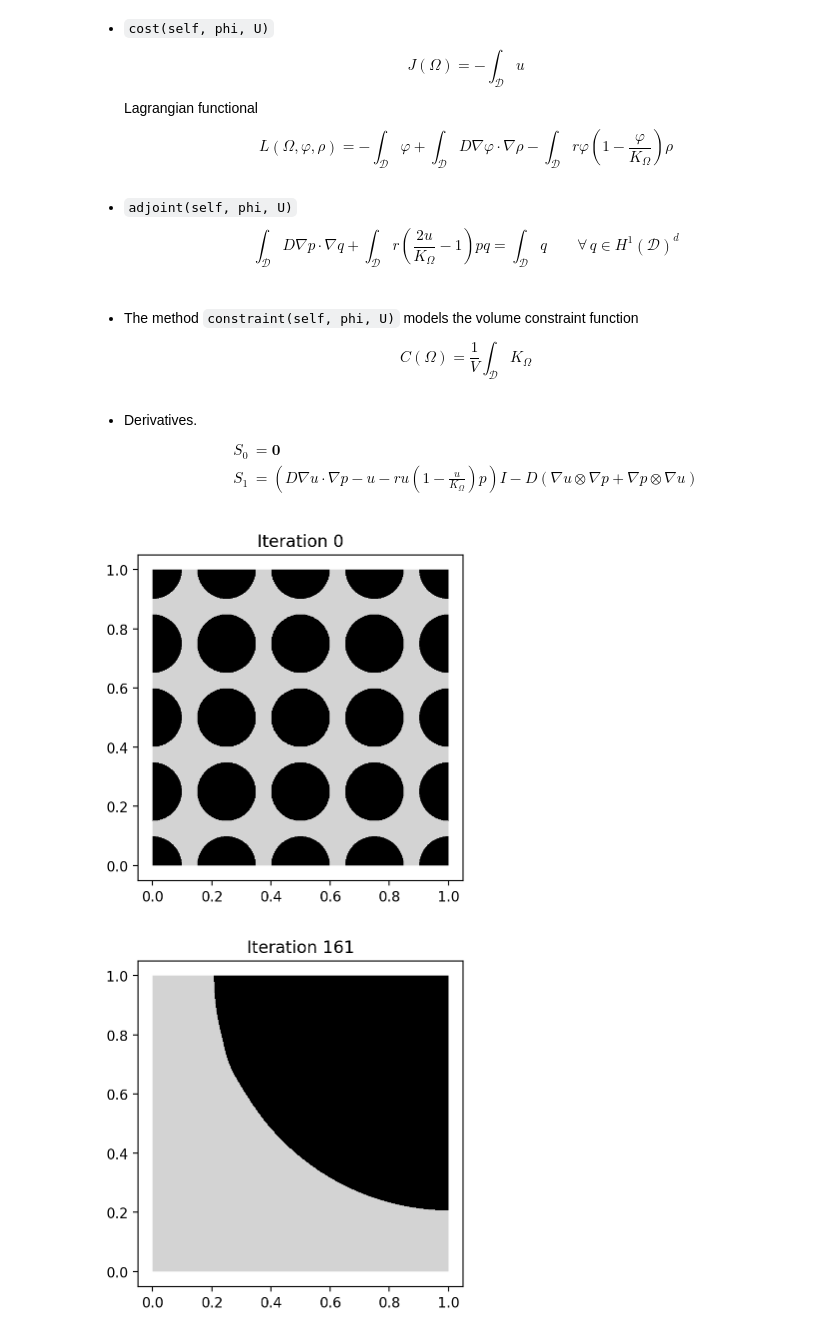
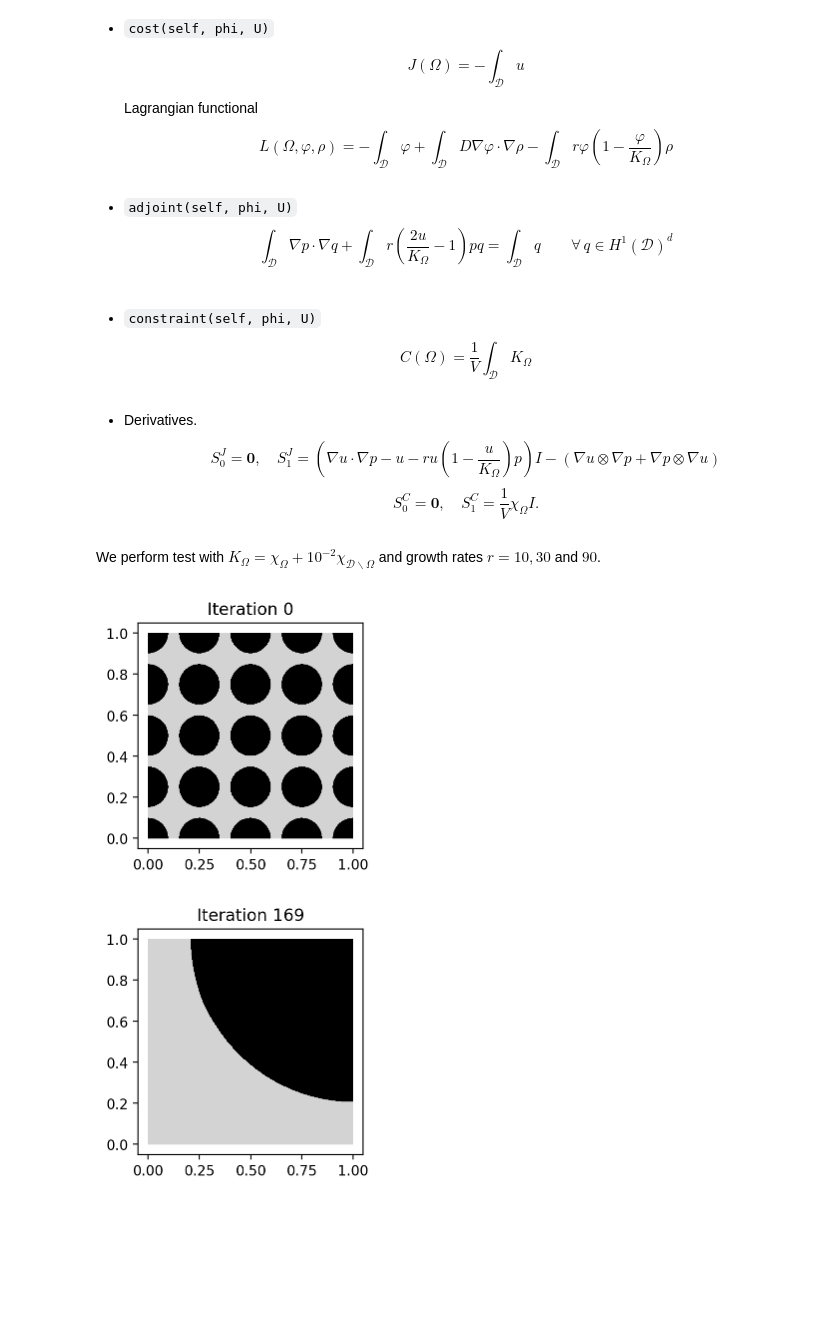
Before and after one commit to PhiFEM/phiFEM_FormOpt, a Jupyter notebook: code/Tutorial.ipynb, the cells around one changed output. Drawn from its saved outputs; the diff is of its cells as text; code cells hidden in the pictures; blank space fills up the shorter version.

```diff
--- a/code/Tutorial.ipynb
+++ b/code/Tutorial.ipynb
@@ -533,14 +560,14 @@ $,
 # %% [markdown]
 * `adjoint(self, phi, U)`
     $$
-    \int_{\mathcal{D}}D\nabla p \cdot \nabla q +
+    \int_{\mathcal{D}}\nabla p \cdot \nabla q +
     \int_{\mathcal{D}}r\left(\frac{2u}{K_{\Omega}}-1\right)pq =
     \int_{\mathcal{D}}q
     \qquad
     \forall \, q \in  H^1(\mathcal{D})^d
     $$
 # %% [markdown]
-* The method `constraint(self, phi, U)` models the volume constraint function
+* `constraint(self, phi, U)`
 
     $$
         C(\Omega) = \frac{1}{V} \int_{\mathcal{D}} K_{\Omega}
@@ -548,21 +575,23 @@ $,
 # %% [markdown]
 * Derivatives.
     $$
-    \begin{aligned}
-        S_0 &= \boldsymbol{0} \\
-        S_1 &= \left(
-                D\nabla u\cdot\nabla p-u-ru\left(1-\frac{u}{K_{\Omega}}\right)p
+    S^J_0 = \boldsymbol{0}, \quad S^J_1 = \left(
+                \nabla u\cdot\nabla p-u-ru\left(1-\frac{u}{K_{\Omega}}\right)p
         \right)I-
-        D\left(\nabla u\otimes\nabla p+\nabla p\otimes\nabla u\right)
-    \end{aligned}
+        \left(\nabla u\otimes\nabla p+\nabla p\otimes\nabla u\right)
     $$
+    $$
+    S_0^C = \boldsymbol{0}, \quad S_1^C = \frac{1}{V} \chi_{\Omega}I.
+    $$
+# %% [markdown]
+We perform test with $K_{\Omega} = \chi_{\Omega} + {10}^{-2}\chi_{\mathcal{D}\backslash\Omega}$ and growth rates $r = 10, 30$ and $90$.
 # %%
 %config InlineBackend.figure_format = 'retina'
 from plots import plot_tutorial
-plot_tutorial(h5file = "../results/t14/results.h5", size = (4, 4))
+plot_tutorial(h5file = "../results/t14/results.h5", size = (3, 3))
 # %% [output]
-[figure, old version]
+[figure, new version]
-[figure, old version]
+[figure, new version]
 # %%
 %config InlineBackend.figure_format = 'retina'
 from plots import plot_tutorial
```
Also changed, not shown: parts of 12 cells of this notebook, 4 other files.
